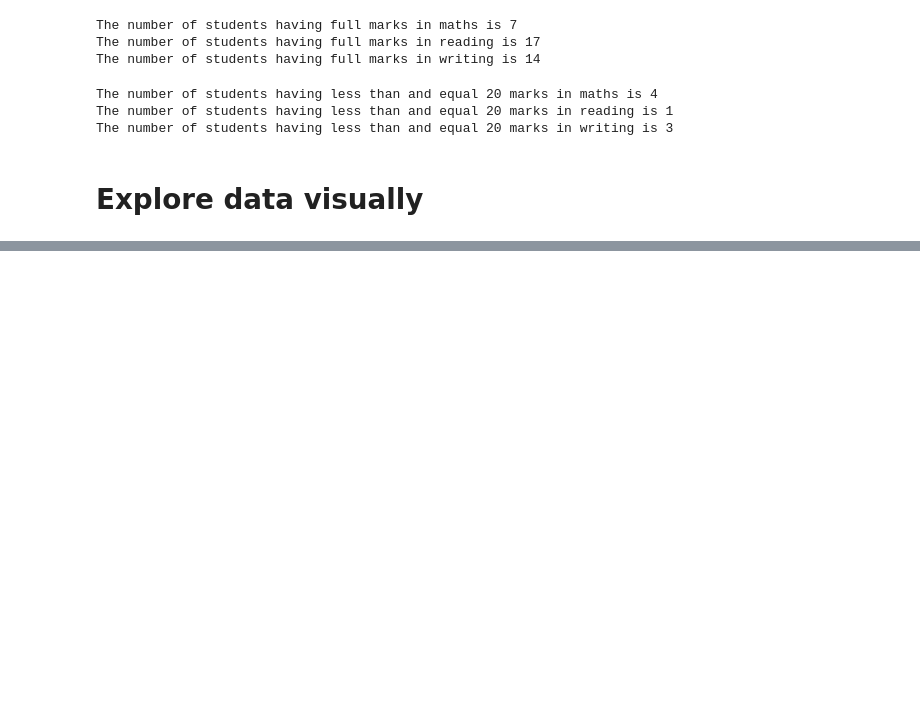
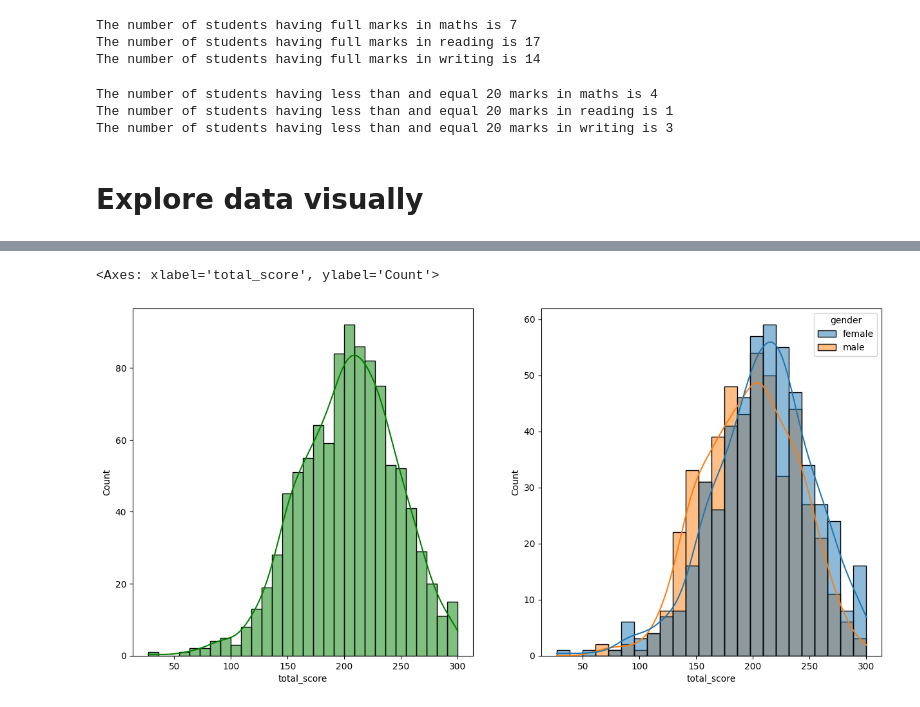
Before and after one commit to GautamMishra20/DataScience_end_to_end_project, a Jupyter notebook: notebook/1_EDA.ipynb, the cells around one changed output, grey strips where cells are left out. Cells and saved outputs as stored; diff of their text form; code cells hidden in the pictures; blank space fills up the shorter version.

```diff
--- a/notebook/1_EDA.ipynb
+++ b/notebook/1_EDA.ipynb
@@ -193,0 +201,20 @@ fig, axs = plt.subplots(1,2 )
+# %%
+fig, axs = plt.subplots(1, 2, figsize=(15, 7))
+plt.subplot(121)
+sns.histplot(
+    data=df,
+    x='total_score',
+    bins=30,
+    kde=True,
+    color='g'
+)
+plt.subplot(122)
+sns.histplot(
+    data=df,
+    x='total_score',
+    kde=True,
+    hue='gender'
+)
+# %% [output]
+<Axes: xlabel='total_score', ylabel='Count'>
+[figure, added]
```
Also changed, not shown: parts of 13 cells of this notebook.
